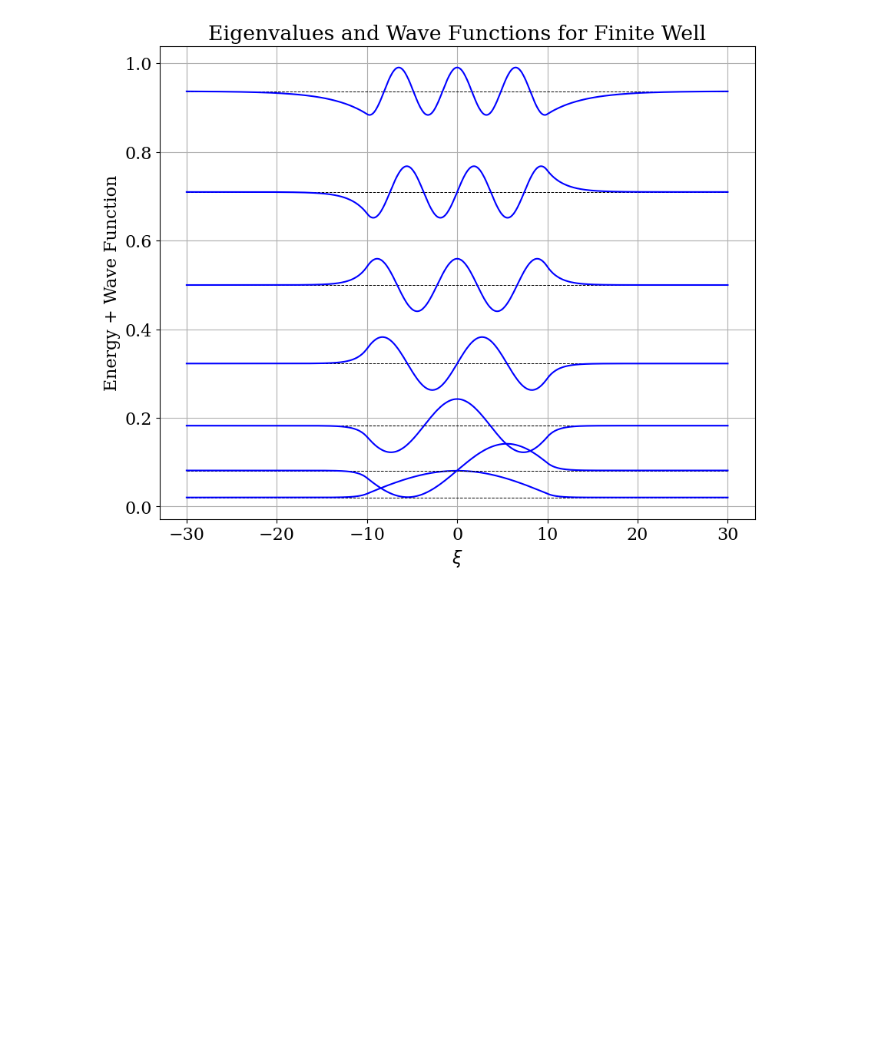
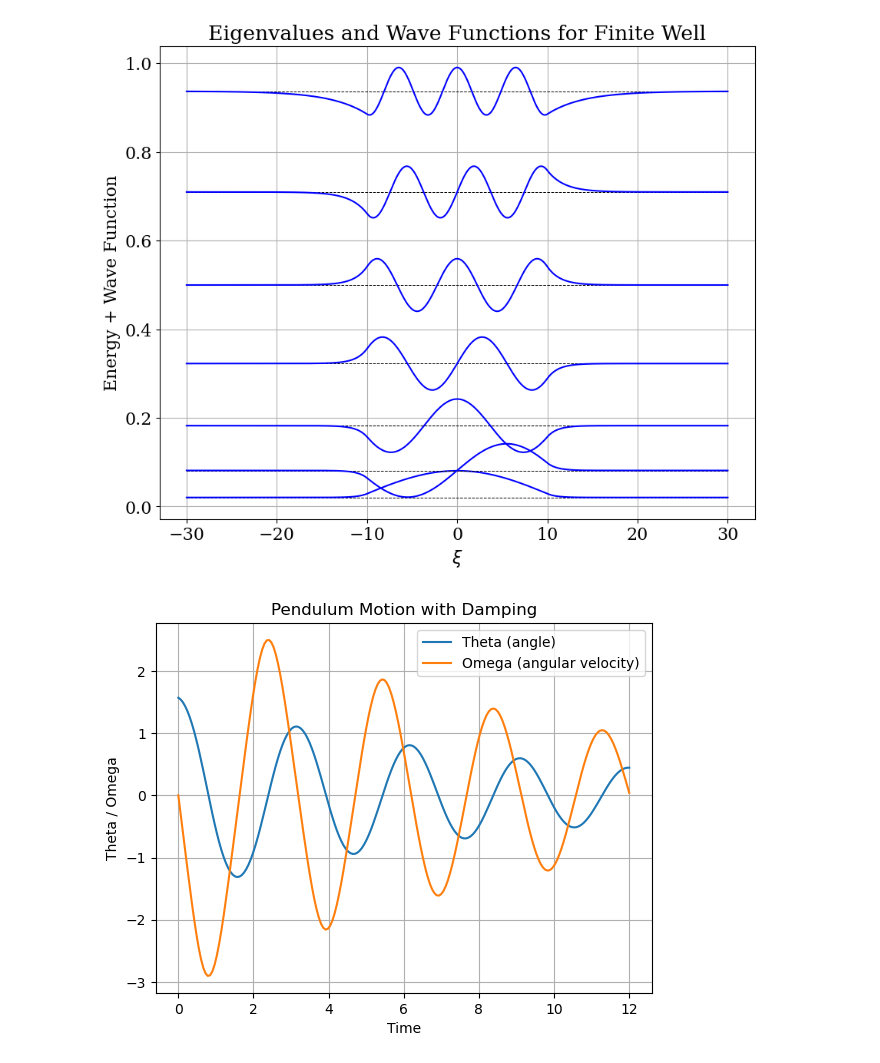
Before and after one commit to xwx00/Python, a Jupyter notebook: Python for physicists/ODE.ipynb, the cells around one changed output. Drawn from its saved outputs; the diff is of its cells as text; code cells hidden in the pictures; blank space fills up the shorter version.

```diff
--- a/Python for physicists/ODE.ipynb
+++ b/Python for physicists/ODE.ipynb
@@ -177,3 +177,41 @@ Eigenvalue  5  :  0.7095036785796405
 Eigenvalue  6  :  0.9368079820026474
 Eigenvalue  6  :  0.9368079820026474
 [figure]
+# %%
+import numpy as np
+from scipy.integrate import odeint
+import matplotlib.pyplot as plt
+
+# Function that computes the derivatives
+def dfdt(y0,t,params):
+    theta, omega = y0
+    GdivL, betaDivm = params
+    derivs = [omega - betaDivm*theta, -GdivL * np.sin(theta) ]
+    return derivs
+
+# Parameters
+betaDivm = 0.2
+GdivL = 4.9
+
+params = [GdivL, betaDivm]
+
+# Initial conditions
+theta0 = np.pi/2.0
+omega0 = 0.0
+y0 = [theta0, omega0]
+
+# Solve equations and plot
+t = np.linspace(0.0, 12.0, 200)
+sol = odeint(dfdt, y0, t, args=(params,))
+theta = sol[:,0]
+omega = sol[:,1]
+
+plt.plot(t, theta,t,omega)
+plt.xlabel('Time')
+plt.ylabel('Theta / Omega')
+plt.title('Pendulum Motion with Damping')
+plt.legend(['Theta (angle)','Omega (angular velocity)'])
+plt.grid(True)
+plt.show()
+# %% [output]
+[figure, added]
```
Also changed, not shown: 1 other file.
